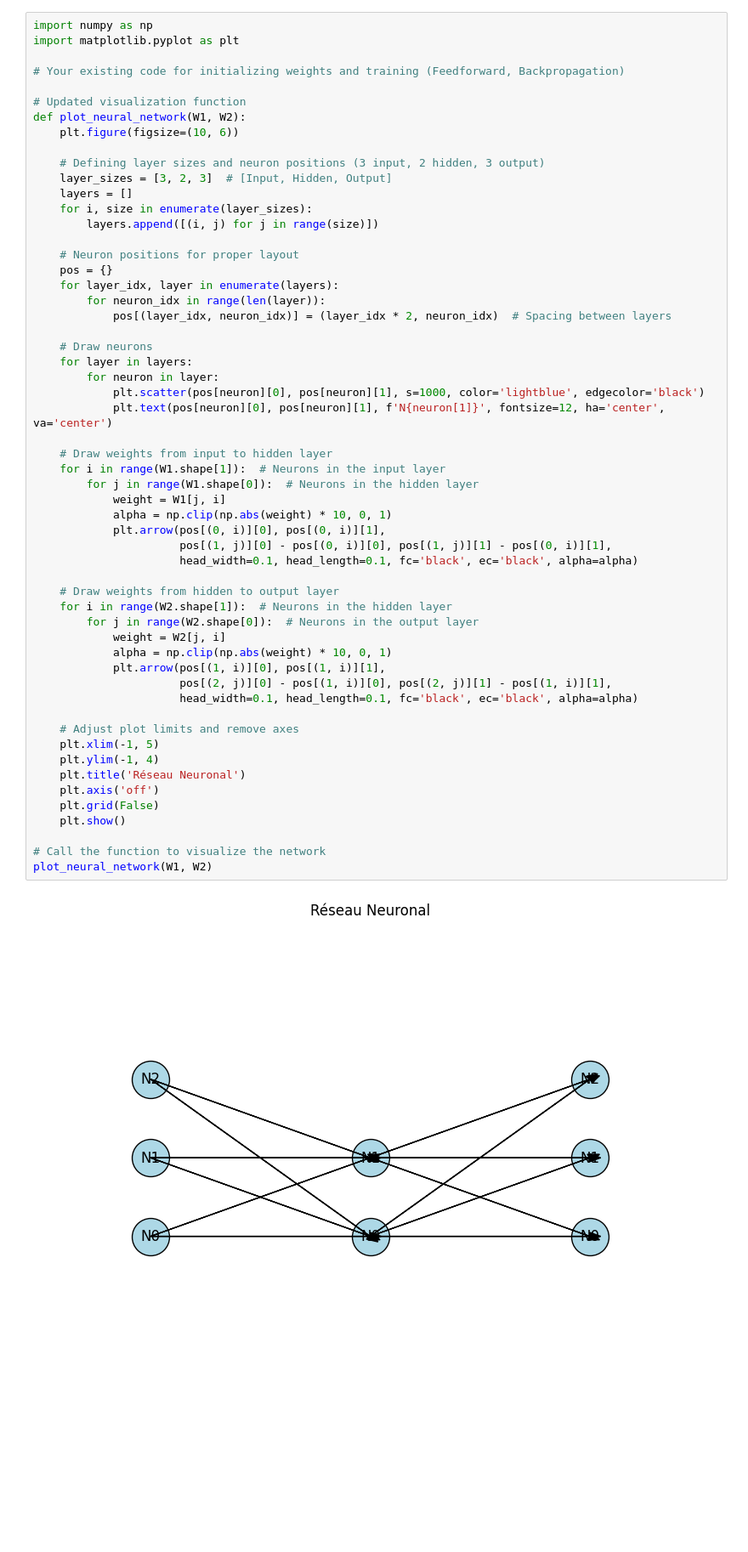
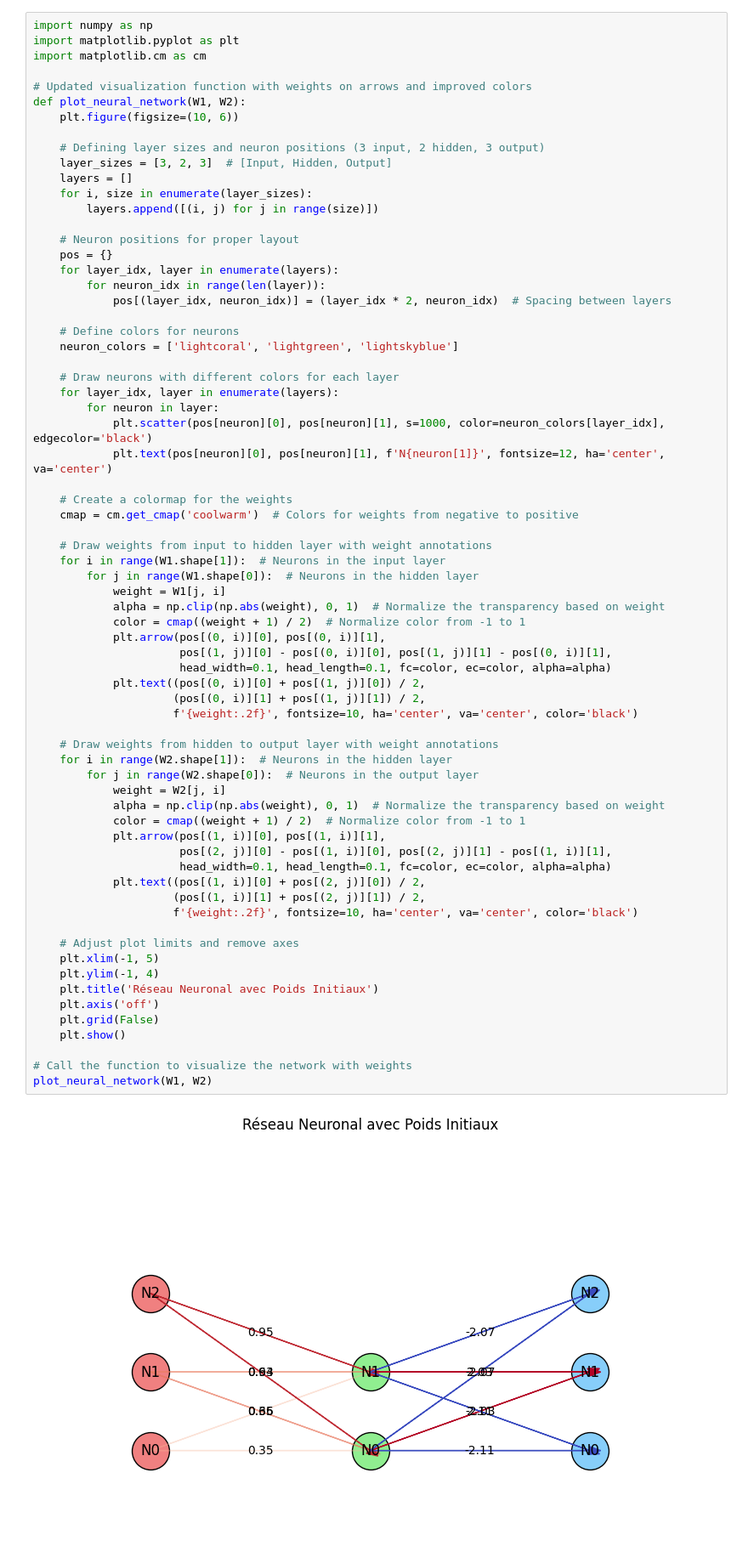
Before and after one commit to kirmanioussema12/Deep-Learning, a Jupyter notebook: artificial_neural_network.ipynb, the cells around one changed output. Shown: that part at 85% size. Drawn from its saved outputs; the diff is of its cells as text; blank space fills up the shorter version.

```diff
--- a/artificial_neural_network.ipynb
+++ b/artificial_neural_network.ipynb
@@ -73,10 +73,9 @@ Poids W2 finaux: [[-2.10860973 -2.03319402]
 # %%
 import numpy as np
 import matplotlib.pyplot as plt
+import matplotlib.cm as cm
 
-# Your existing code for initializing weights and training (Feedforward, Backpropagation)
-
-# Updated visualization function
+# Updated visualization function with weights on arrows and improved colors
 def plot_neural_network(W1, W2):
     plt.figure(figsize=(10, 6))
 
@@ -89,42 +88,56 @@ def plot_neural_network(W1, W2):
     # Neuron positions for proper layout
     pos = {}
     for layer_idx, layer in enumerate(layers):
         for neuron_idx in range(len(layer)):
             pos[(layer_idx, neuron_idx)] = (layer_idx * 2, neuron_idx)  # Spacing between layers
 
-    # Draw neurons
-    for layer in layers:
+    # Define colors for neurons
+    neuron_colors = ['lightcoral', 'lightgreen', 'lightskyblue']
+
+    # Draw neurons with different colors for each layer
+    for layer_idx, layer in enumerate(layers):
         for neuron in layer:
-            plt.scatter(pos[neuron][0], pos[neuron][1], s=1000, color='lightblue', edgecolor='black')
+            plt.scatter(pos[neuron][0], pos[neuron][1], s=1000, color=neuron_colors[layer_idx], edgecolor='black')
             plt.text(pos[neuron][0], pos[neuron][1], f'N{neuron[1]}', fontsize=12, ha='center', va='center')
 
-    # Draw weights from input to hidden layer
+    # Create a colormap for the weights
+    cmap = cm.get_cmap('coolwarm')  # Colors for weights from negative to positive
+
+    # Draw weights from input to hidden layer with weight annotations
     for i in range(W1.shape[1]):  # Neurons in the input layer
         for j in range(W1.shape[0]):  # Neurons in the hidden layer
             weight = W1[j, i]
-            alpha = np.clip(np.abs(weight) * 10, 0, 1)
+            alpha = np.clip(np.abs(weight), 0, 1)  # Normalize the transparency based on weight
+            color = cmap((weight + 1) / 2)  # Normalize color from -1 to 1
             plt.arrow(pos[(0, i)][0], pos[(0, i)][1],
                       pos[(1, j)][0] - pos[(0, i)][0], pos[(1, j)][1] - pos[(0, i)][1],
-                      head_width=0.1, head_length=0.1, fc='black', ec='black', alpha=alpha)
+                      head_width=0.1, head_length=0.1, fc=color, ec=color, alpha=alpha)
+            plt.text((pos[(0, i)][0] + pos[(1, j)][0]) / 2,
+                     (pos[(0, i)][1] + pos[(1, j)][1]) / 2,
+                     f'{weight:.2f}', fontsize=10, ha='center', va='center', color='black')
 
-    # Draw weights from hidden to output layer
+    # Draw weights from hidden to output layer with weight annotations
     for i in range(W2.shape[1]):  # Neurons in the hidden layer
         for j in range(W2.shape[0]):  # Neurons in the output layer
             weight = W2[j, i]
-            alpha = np.clip(np.abs(weight) * 10, 0, 1)
+            alpha = np.clip(np.abs(weight), 0, 1)  # Normalize the transparency based on weight
+            color = cmap((weight + 1) / 2)  # Normalize color from -1 to 1
             plt.arrow(pos[(1, i)][0], pos[(1, i)][1],
                       pos[(2, j)][0] - pos[(1, i)][0], pos[(2, j)][1] - pos[(1, i)][1],
-                      head_width=0.1, head_length=0.1, fc='black', ec='black', alpha=alpha)
+                      head_width=0.1, head_length=0.1, fc=color, ec=color, alpha=alpha)
+            plt.text((pos[(1, i)][0] + pos[(2, j)][0]) / 2,
+                     (pos[(1, i)][1] + pos[(2, j)][1]) / 2,
+                     f'{weight:.2f}', fontsize=10, ha='center', va='center', color='black')
 
     # Adjust plot limits and remove axes
     plt.xlim(-1, 5)
     plt.ylim(-1, 4)
-    plt.title('Réseau Neuronal')
+    plt.title('Réseau Neuronal avec Poids Initiaux')
     plt.axis('off')
     plt.grid(False)
     plt.show()
 
-# Call the function to visualize the network
+# Call the function to visualize the network with weights
 plot_neural_network(W1, W2)
 # %% [output]
-[figure, old version]
+[figure, new version]
```
